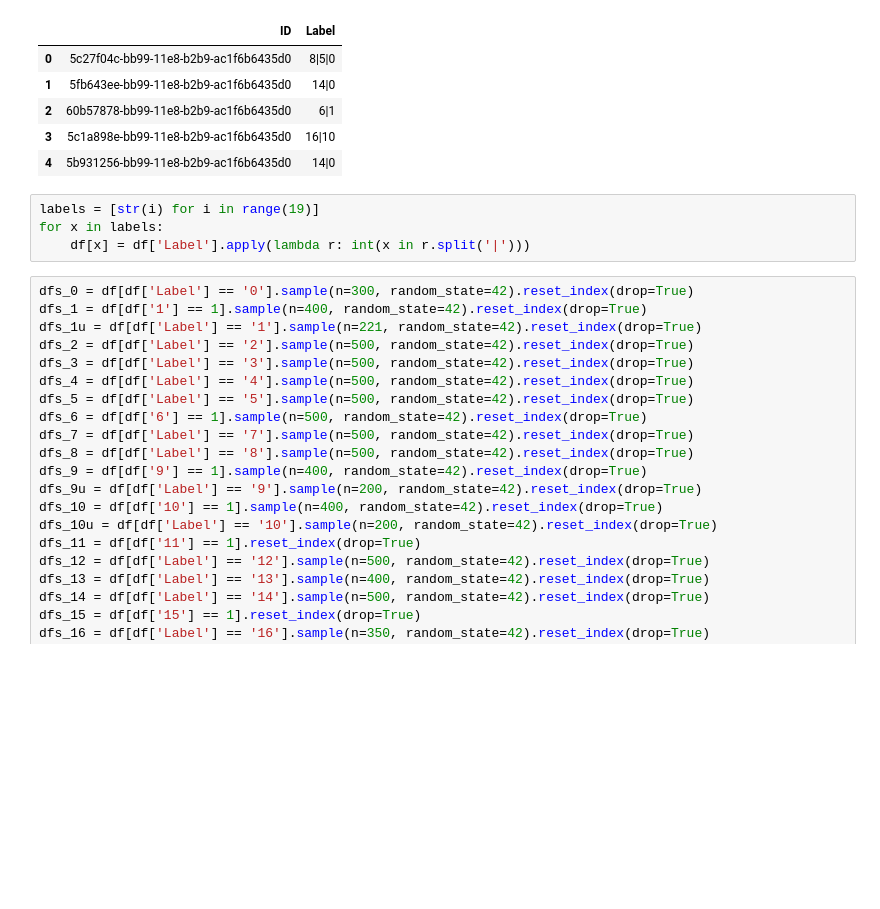
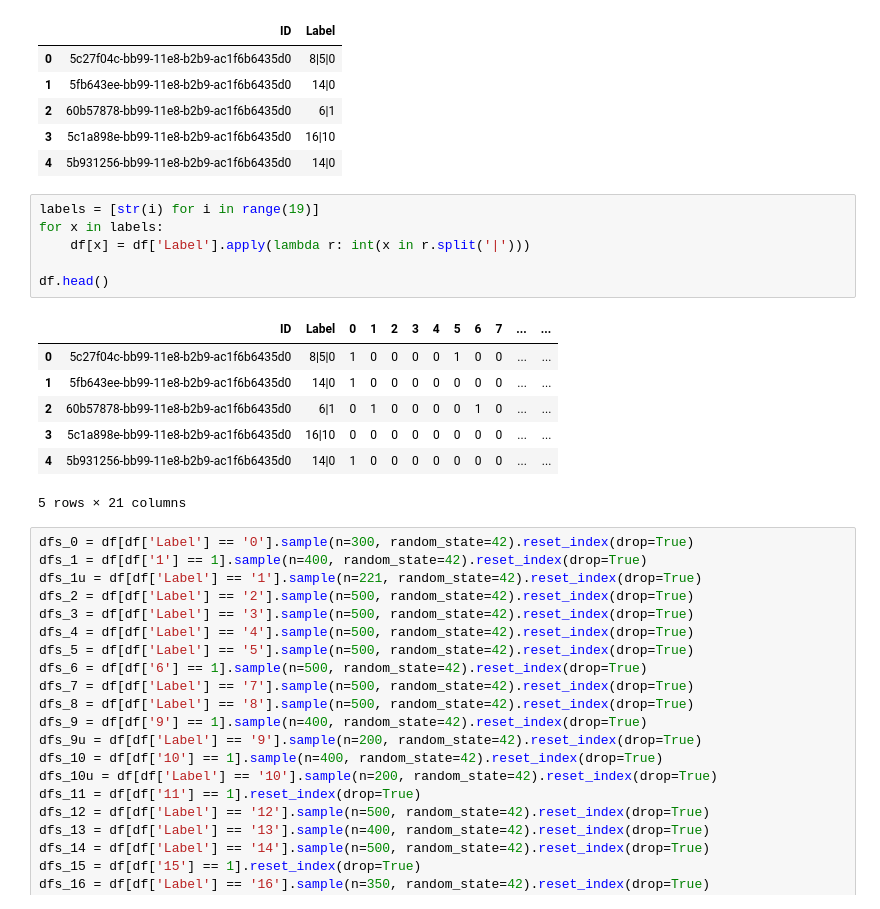
Before and after one commit to double-em/SingleCellClassification, a Jupyter notebook: notebooks/data_sampling.ipynb, the cells around one changed output. Cells and saved outputs as stored; diff of their text form; blank space fills up the shorter version.

```diff
--- a/notebooks/data_sampling.ipynb
+++ b/notebooks/data_sampling.ipynb
@@ -34,7 +34,17 @@ df.head()
 # %%
 labels = [str(i) for i in range(19)]
 for x in labels:
     df[x] = df['Label'].apply(lambda r: int(x in r.split('|')))
+
+df.head()
+# %% [output]
+|  | ID | Label | 0 | 1 | 2 | 3 | 4 | 5 | 6 | 7 | ... | ... |
+| 0 | 5c27f04c-bb99-11e8-b2b9-ac1f6b6435d0 | 8|5|0 | 1 | 0 | 0 | 0 | 0 | 1 | 0 | 0 | ... | ... |
+| 1 | 5fb643ee-bb99-11e8-b2b9-ac1f6b6435d0 | 14|0 | 1 | 0 | 0 | 0 | 0 | 0 | 0 | 0 | ... | ... |
+| 2 | 60b57878-bb99-11e8-b2b9-ac1f6b6435d0 | 6|1 | 0 | 1 | 0 | 0 | 0 | 0 | 1 | 0 | ... | ... |
+| 3 | 5c1a898e-bb99-11e8-b2b9-ac1f6b6435d0 | 16|10 | 0 | 0 | 0 | 0 | 0 | 0 | 0 | 0 | ... | ... |
+| 4 | 5b931256-bb99-11e8-b2b9-ac1f6b6435d0 | 14|0 | 1 | 0 | 0 | 0 | 0 | 0 | 0 | 0 | ... | ... |
+5 rows × 21 columns
 # %%
 dfs_0 = df[df['Label'] == '0'].sample(n=300, random_state=42).reset_index(drop=True)
 dfs_1 = df[df['1'] == 1].sample(n=400, random_state=42).reset_index(drop=True)
```
Also changed, not shown: parts of 3 cells of this notebook, 2 other files.
